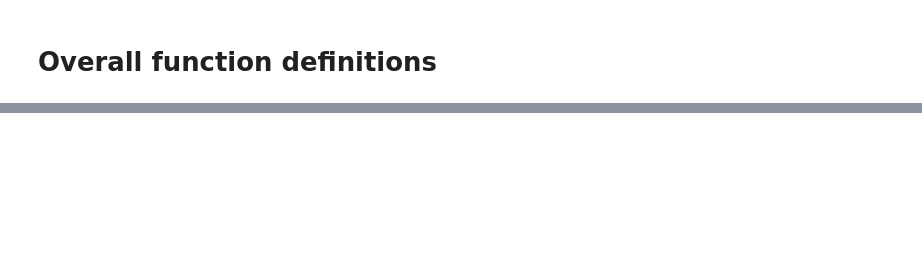
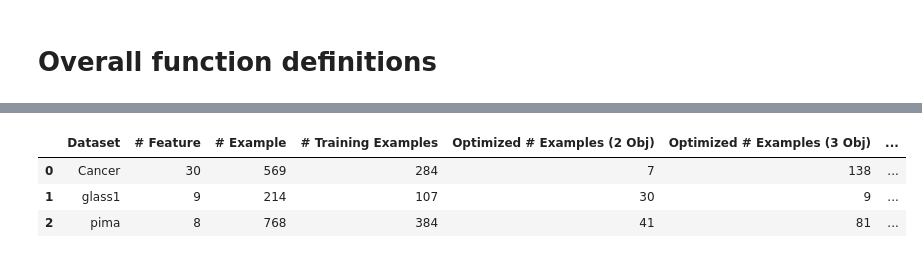
Before and after one commit to Ryan-JW-Kim/Minority-Class-Synthesis, a Jupyter notebook: genetic_algo_instance_selection_test.ipynb, the cells around one changed output, grey strips where cells are left out. Cells and saved outputs as stored; diff of their text form; code cells hidden in the pictures; blank space fills up the shorter version.

Commit message:
completed tasks in preparation for meeting Jan5,2025. 3rd objective code, oversampling, and calculation of test-pareto front.

```diff
--- a/genetic_algo_instance_selection_test.ipynb
+++ b/genetic_algo_instance_selection_test.ipynb
@@ -337,0 +184,36 @@ None
+# %%
+datasets = []
+
+# Load the dataset
+df = pd.read_csv("KNNAlgorithmDataset.csv")
+df = df.drop(columns='id')
+df = df.drop(columns='Unnamed: 32')
+X = df.drop(columns='diagnosis')
+y = df['diagnosis']
+# Generate train, validation, and test sets
+label_encoder = LabelEncoder()
+y_encoded = label_encoder.fit_transform(y)
+X_train, X_val, X_test, y_train, y_val, y_test = split_and_scale_datasets(X, y_encoded)
+datasets.append([X, y, X_train, X_val, X_test, y_train, y_val, y_test, "Cancer"])
+
+
+# Load the dataset
+df = pd.read_csv("Datasets/glass1/glass1.csv", delimiter=', ')
+X = df.drop(columns='Class')
+y = df['Class']
+# Generate train, validation, and test sets
+label_encoder = LabelEncoder()
+y_encoded = label_encoder.fit_transform(y)
+X_train, X_val, X_test, y_train, y_val, y_test = split_and_scale_datasets(X, y_encoded)
+datasets.append([X, y, X_train, X_val, X_test, y_train, y_val, y_test, "glass1"])
+
+
+# Read dataset
+df = pd.read_csv("Datasets/pima/pima.csv", delimiter=',')
+X = df.drop(columns='Diabetic')
+y = df['Diabetic']
+# Generate train, validation, and test sets
+label_encoder = LabelEncoder()
+y_encoded = label_encoder.fit_transform(y)
+X_train, X_val, X_test, y_train, y_val, y_test = split_and_scale_datasets(X, y_encoded)
+datasets.append([X, y, X_train, X_val, X_test, y_train, y_val, y_test, "pima"])
@@ -337,0 +349,8 @@ None
+# %%
+report_columns = "Dataset",  "# Feature", "# Example", "# Training Examples","Optimized # Examples (2 Obj)", "Optimized # Examples (3 Obj)", "Baseline Acc %", "Optimized Acc % (2 Obj)", "Optimized Acc % (3 Obj)", "IR of entire dataset", "Best solution IR (2 Obj)", "Best solution IR (3 Obj)"
+pd.DataFrame(results, columns=report_columns)
+# %% [output]
+|  | Dataset | # Feature | # Example | # Training Examples | Optimized # Examples (2 Obj) | Optimized # Examples (3 Obj) | ... |
+| 0 | Cancer | 30 | 569 | 284 | 7 | 138 | ... |
+| 1 | glass1 | 9 | 214 | 107 | 30 | 9 | ... |
+| 2 | pima | 8 | 768 | 384 | 41 | 81 | ... |
```
Also changed, not shown: parts of 9 cells of this notebook, 1 other file.
